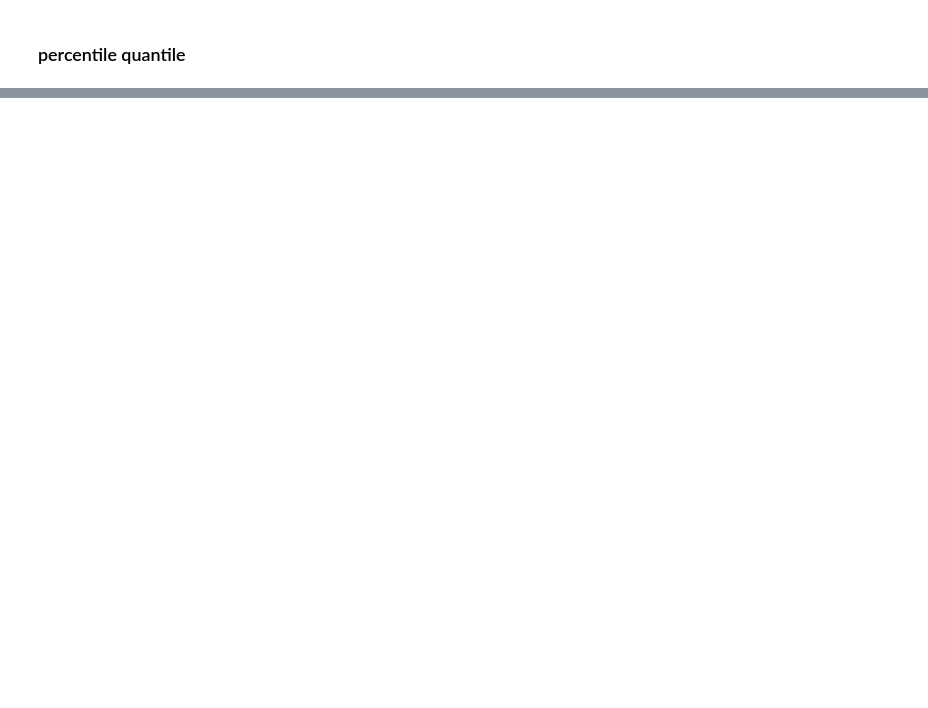
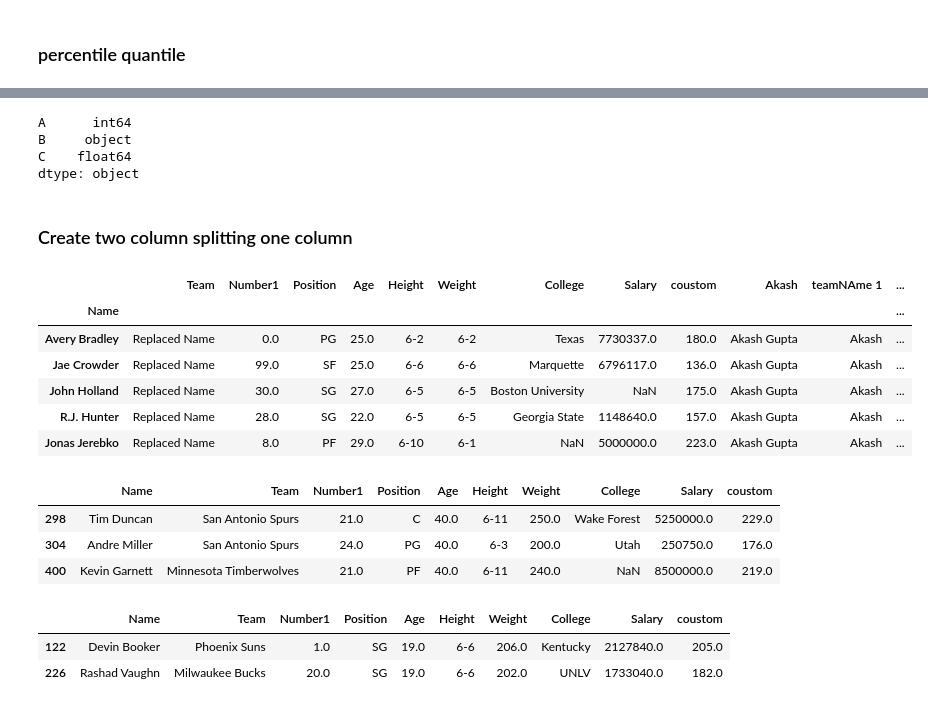
Before and after one commit to akash-codes93/ADT-PYTHON, a Jupyter notebook: NumpyPandas/Pandas.ipynb, the cells around one changed output, grey strips where cells are left out. Cells and saved outputs as stored; diff of their text form; code cells hidden in the pictures; blank space fills up the shorter version.

```diff
--- a/NumpyPandas/Pandas.ipynb
+++ b/NumpyPandas/Pandas.ipynb
@@ -514,0 +889,46 @@ df_series
+# %%
+ # sample dataframe
+dfe = pd.DataFrame({
+    'A': [1, 2, 3, 4, 5],
+    'B': ['a', 'b', 'c', 'd', 'e'],
+    'C': [1.1, '1.0', '1.3', 2, 5]})
+
+# using dictionary to convert specific columns
+convert_dict = {'A': int,
+                'C': float
+                }
+
+dfe = dfe.astype(convert_dict)
+print(dfe.dtypes)
+# %% [output]
+A      int64
+B     object
+C    float64
+dtype: object
+# %% [markdown]
+### Create two column splitting one column
+# %%
+dfp["Akash"] = ["Akash Gupta"]*458
+dfp[["teamNAme 1", "teamName 2"]] = dfp["Akash"].str.split(' ', expand=True)
+dfp.head()
+# %% [output]
+|  | Team | Number1 | Position | Age | Height | Weight | College | Salary | coustom | Akash | teamNAme 1 | ... |
+| Name |  |  |  |  |  |  |  |  |  |  |  | ... |
+| Avery Bradley | Replaced Name | 0.0 | PG | 25.0 | 6-2 | 6-2 | Texas | 7730337.0 | 180.0 | Akash Gupta | Akash | ... |
+| Jae Crowder | Replaced Name | 99.0 | SF | 25.0 | 6-6 | 6-6 | Marquette | 6796117.0 | 136.0 | Akash Gupta | Akash | ... |
+| John Holland | Replaced Name | 30.0 | SG | 27.0 | 6-5 | 6-5 | Boston University | NaN | 175.0 | Akash Gupta | Akash | ... |
+| R.J. Hunter | Replaced Name | 28.0 | SG | 22.0 | 6-5 | 6-5 | Georgia State | 1148640.0 | 157.0 | Akash Gupta | Akash | ... |
+| Jonas Jerebko | Replaced Name | 8.0 | PF | 29.0 | 6-10 | 6-1 | NaN | 5000000.0 | 223.0 | Akash Gupta | Akash | ... |
+# %%
+df.iloc[df[df["Age"] == df["Age"].max()].index]
+# %% [output]
+|  | Name | Team | Number1 | Position | Age | Height | Weight | College | Salary | coustom |
+| 298 | Tim Duncan | San Antonio Spurs | 21.0 | C | 40.0 | 6-11 | 250.0 | Wake Forest | 5250000.0 | 229.0 |
+| 304 | Andre Miller | San Antonio Spurs | 24.0 | PG | 40.0 | 6-3 | 200.0 | Utah | 250750.0 | 176.0 |
+| 400 | Kevin Garnett | Minnesota Timberwolves | 21.0 | PF | 40.0 | 6-11 | 240.0 | NaN | 8500000.0 | 219.0 |
+# %%
+df[df["Age"] == df["Age"].min()]
+# %% [output]
+|  | Name | Team | Number1 | Position | Age | Height | Weight | College | Salary | coustom |
+| 122 | Devin Booker | Phoenix Suns | 1.0 | SG | 19.0 | 6-6 | 206.0 | Kentucky | 2127840.0 | 205.0 |
+| 226 | Rashad Vaughn | Milwaukee Bucks | 20.0 | SG | 19.0 | 6-6 | 202.0 | UNLV | 1733040.0 | 182.0 |
```
Also changed, not shown: parts of 59 cells of this notebook, 9 other files.
